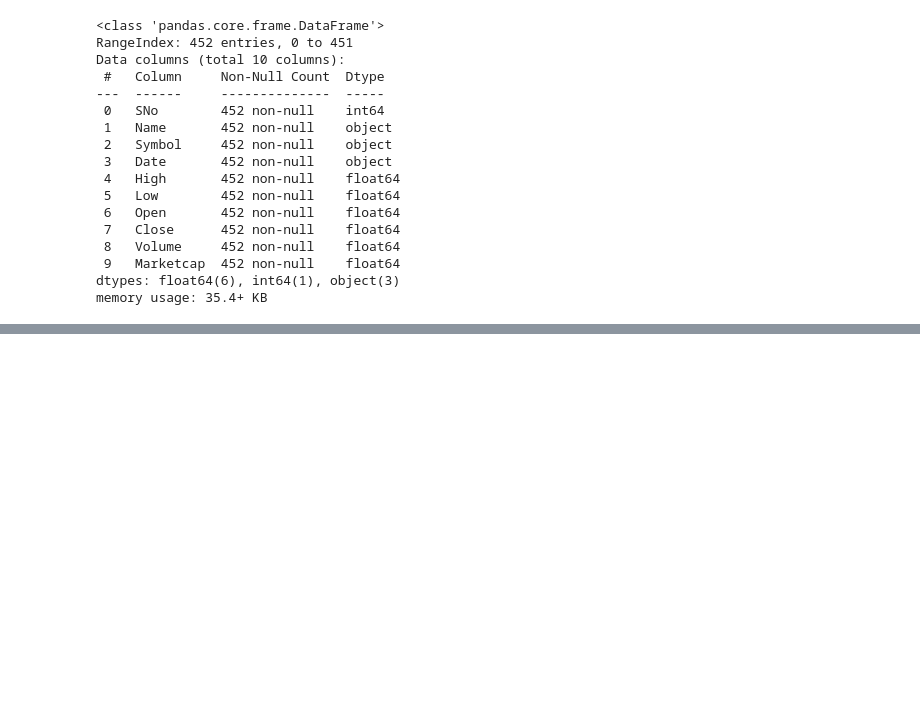
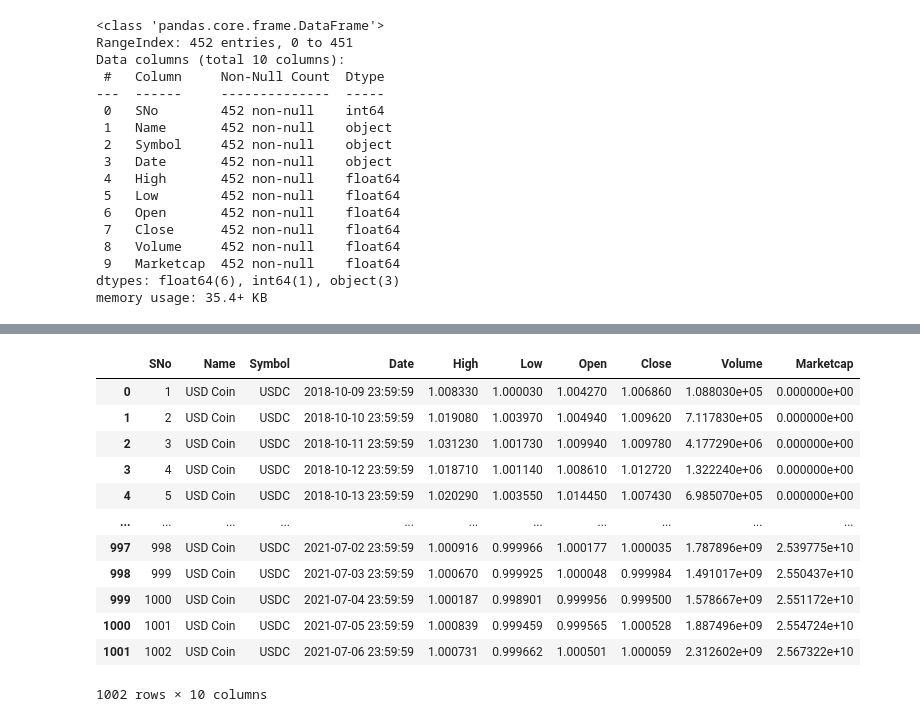
Before and after one commit to Rodrigomarques02/squad3-modulo-5, a Jupyter notebook: Tratamento de dados.ipynb, the cells around one changed output, grey strips where cells are left out. Cells and saved outputs as stored; diff of their text form; code cells hidden in the pictures; blank space fills up the shorter version.

```diff
--- a/Tratamento de dados.ipynb
+++ b/Tratamento de dados.ipynb
@@ -247,0 +302,18 @@ memory usage: 35.4+ KB
+# %%
+# Dados da USDCoin - USDC
+data_usdc = pd.read_csv('Cryptocurrency Database\coin_USDCoin.csv', sep=',')
+display(data_usdc)
+# %% [output]
+|  | SNo | Name | Symbol | Date | High | Low | Open | Close | Volume | Marketcap |
+| 0 | 1 | USD Coin | USDC | 2018-10-09 23:59:59 | 1.008330 | 1.000030 | 1.004270 | 1.006860 | 1.088030e+05 | 0.000000e+00 |
+| 1 | 2 | USD Coin | USDC | 2018-10-10 23:59:59 | 1.019080 | 1.003970 | 1.004940 | 1.009620 | 7.117830e+05 | 0.000000e+00 |
+| 2 | 3 | USD Coin | USDC | 2018-10-11 23:59:59 | 1.031230 | 1.001730 | 1.009940 | 1.009780 | 4.177290e+06 | 0.000000e+00 |
+| 3 | 4 | USD Coin | USDC | 2018-10-12 23:59:59 | 1.018710 | 1.001140 | 1.008610 | 1.012720 | 1.322240e+06 | 0.000000e+00 |
+| 4 | 5 | USD Coin | USDC | 2018-10-13 23:59:59 | 1.020290 | 1.003550 | 1.014450 | 1.007430 | 6.985070e+05 | 0.000000e+00 |
+| ... | ... | ... | ... | ... | ... | ... | ... | ... | ... | ... |
+| 997 | 998 | USD Coin | USDC | 2021-07-02 23:59:59 | 1.000916 | 0.999966 | 1.000177 | 1.000035 | 1.787896e+09 | 2.539775e+10 |
+| 998 | 999 | USD Coin | USDC | 2021-07-03 23:59:59 | 1.000670 | 0.999925 | 1.000048 | 0.999984 | 1.491017e+09 | 2.550437e+10 |
+| 999 | 1000 | USD Coin | USDC | 2021-07-04 23:59:59 | 1.000187 | 0.998901 | 0.999956 | 0.999500 | 1.578667e+09 | 2.551172e+10 |
+| 1000 | 1001 | USD Coin | USDC | 2021-07-05 23:59:59 | 1.000839 | 0.999459 | 0.999565 | 1.000528 | 1.887496e+09 | 2.554724e+10 |
+| 1001 | 1002 | USD Coin | USDC | 2021-07-06 23:59:59 | 1.000731 | 0.999662 | 1.000501 | 1.000059 | 2.312602e+09 | 2.567322e+10 |
+1002 rows × 10 columns
```
Also changed, not shown: parts of 7 cells of this notebook, 4 other files.
